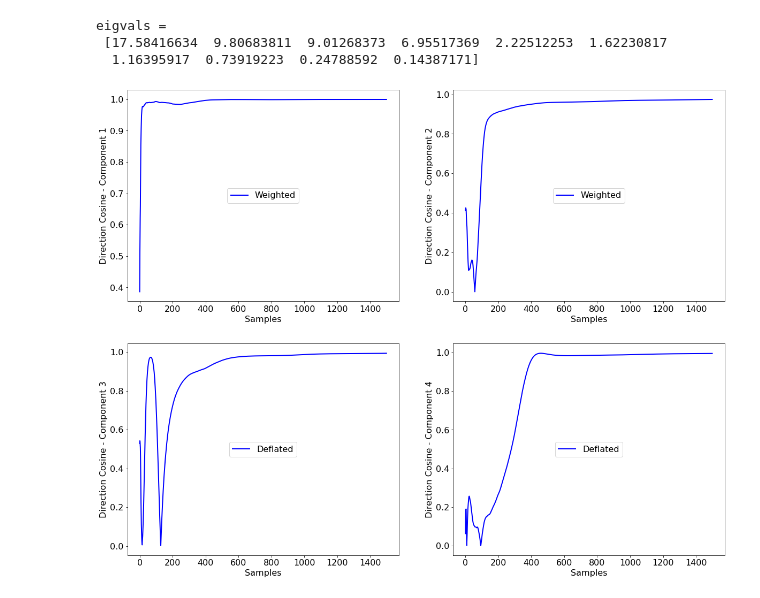
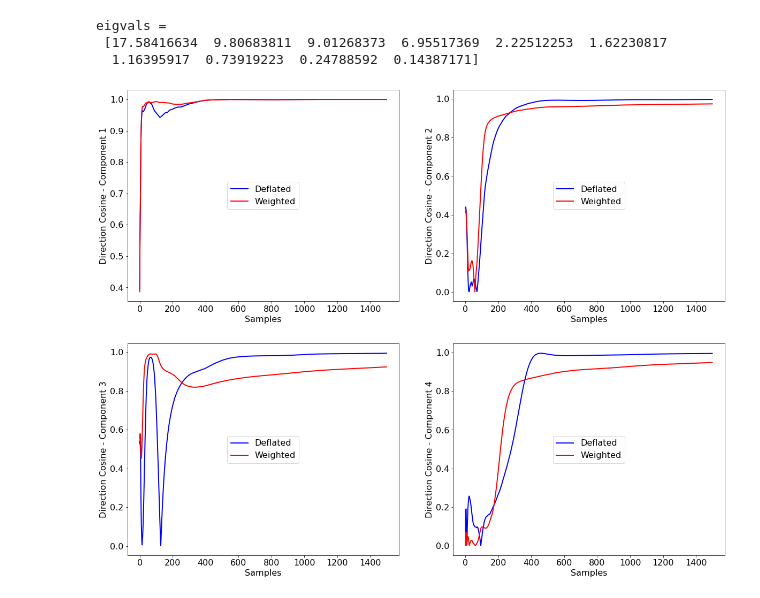
Before and after one commit to cchatterj0/AdaptiveMLAlgorithms, a Jupyter notebook: Chapter5-AllEVDs/EVD_OJA.ipynb, the cells around one changed output. Saved outputs shown, nothing was run; the diff lists cells and outputs as text; code cells hidden in the pictures.

```diff
--- a/Chapter5-AllEVDs/EVD_OJA.ipynb
+++ b/Chapter5-AllEVDs/EVD_OJA.ipynb
@@ -150,35 +150,35 @@ for epoch in range(nEpochs):
 # %%
 plt.figure(figsize=(20, 16))
 plt.rcParams.update({'font.size': 16})
 
 plt.subplot(2, 2, 1)
-#plt.plot(cos_t2[0,:], lw=2, color='b', label='Deflated')
-plt.plot(cos_t3[0,:], lw=2, color='b', label='Weighted')
+plt.plot(cos_t2[0,:], lw=2, color='b', label='Deflated')
+plt.plot(cos_t3[0,:], lw=2, color='r', label='Weighted')
 plt.ylabel('Direction Cosine - Component 1')
 plt.xlabel('Samples')
 plt.legend(loc="center")
 
 plt.subplot(2, 2, 2)
-#plt.plot(cos_t2[1,:], lw=2, color='b', label='Deflated')
-plt.plot(cos_t3[1,:], lw=2, color='b', label='Weighted')
+plt.plot(cos_t2[1,:], lw=2, color='b', label='Deflated')
+plt.plot(cos_t3[1,:], lw=2, color='r', label='Weighted')
 plt.ylabel('Direction Cosine - Component 2')
 plt.xlabel('Samples')
 plt.legend(loc="center")
 
 plt.subplot(2, 2, 3)
 plt.plot(cos_t2[2,:], lw=2, color='b', label='Deflated')
-#plt.plot(cos_t3[2,:], lw=2, color='r', label='Weighted')
+plt.plot(cos_t3[2,:], lw=2, color='r', label='Weighted')
 plt.ylabel('Direction Cosine - Component 3')
 plt.xlabel('Samples')
 plt.legend(loc="center")
 
 plt.subplot(2, 2, 4)
 plt.plot(cos_t2[3,:], lw=2, color='b', label='Deflated')
-#plt.plot(cos_t3[3,:], lw=2, color='r', label='Weighted')
+plt.plot(cos_t3[3,:], lw=2, color='r', label='Weighted')
 plt.ylabel('Direction Cosine - Component 4')
 plt.xlabel('Samples')
 plt.legend(loc="center")
 
 plt.show()
 # %% [output]
-[figure, old version]
+[figure, new version]
```
Also changed, not shown: 3 other files.
